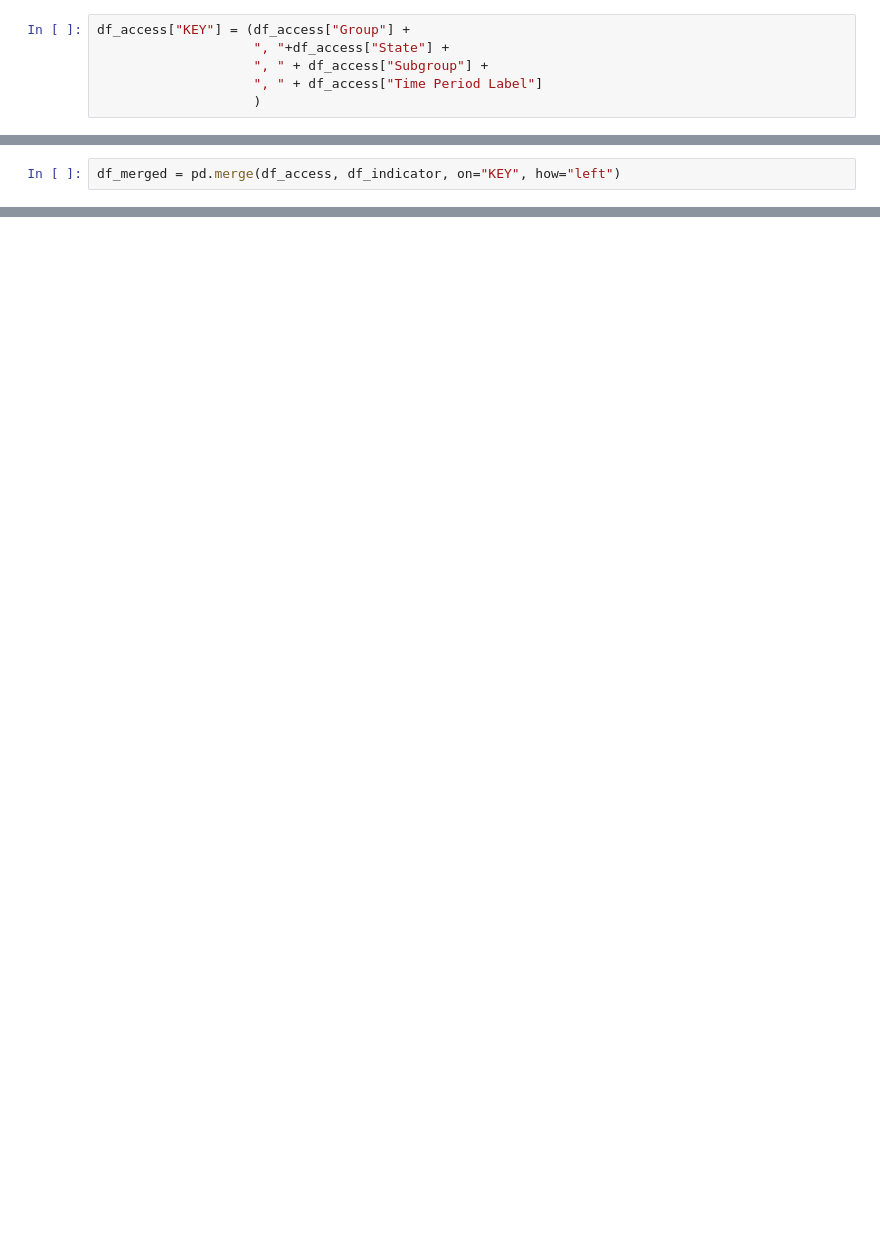
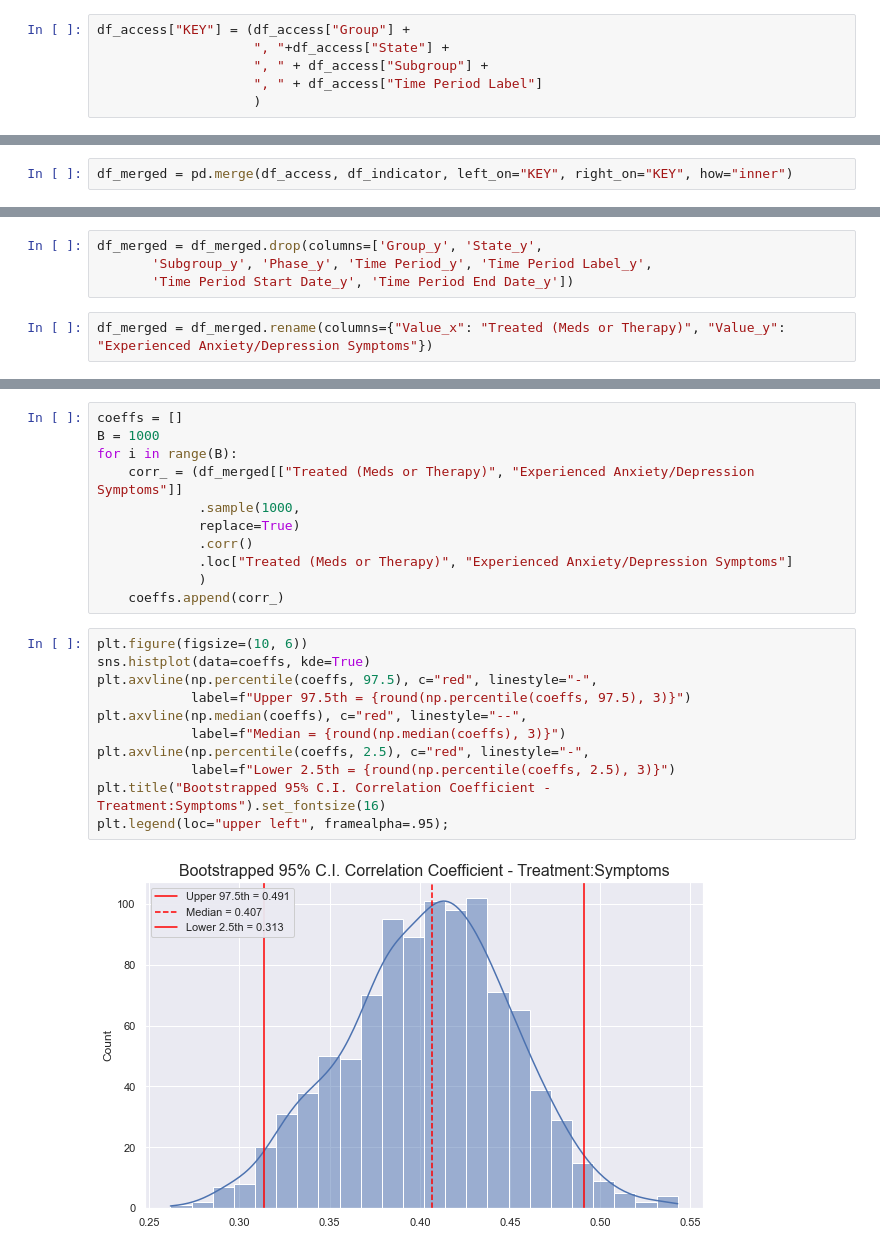
Before and after one commit to peter-amerkhanian/Health-Trends-During-Covid, a Jupyter notebook: EDA - Mental Health and Mental Health Care.ipynb, the cells around one changed output, grey strips where cells are left out. Cells and saved outputs as stored; diff of their text form; blank space fills up the shorter version.

Commit message:
changes graphs

```diff
--- a/EDA - Mental Health and Mental Health Care.ipynb
+++ b/EDA - Mental Health and Mental Health Care.ipynb
@@ -91,2 +69,2 @@ Name: KEY, Length: 2441, dtype: int64
 # %%
-df_merged = pd.merge(df_access, df_indicator, on="KEY", how="left")
+df_merged = pd.merge(df_access, df_indicator, left_on="KEY", right_on="KEY", how="inner")
@@ -124,0 +71,6 @@ df_merged.query("KEY == 'By State, Connecticut, Connecticut, May 12 - May 24, 20
+# %%
+df_merged = df_merged.drop(columns=['Group_y', 'State_y',
+       'Subgroup_y', 'Phase_y', 'Time Period_y', 'Time Period Label_y',
+       'Time Period Start Date_y', 'Time Period End Date_y'])
+# %%
+df_merged = df_merged.rename(columns={"Value_x": "Treated (Meds or Therapy)", "Value_y": "Experienced Anxiety/Depression Symptoms"})
@@ -124,0 +85,24 @@ df_merged.query("KEY == 'By State, Connecticut, Connecticut, May 12 - May 24, 20
+# %%
+coeffs = []
+B = 1000
+for i in range(B):
+    corr_ = (df_merged[["Treated (Meds or Therapy)", "Experienced Anxiety/Depression Symptoms"]]
+             .sample(1000,
+             replace=True)
+             .corr()
+             .loc["Treated (Meds or Therapy)", "Experienced Anxiety/Depression Symptoms"]
+             )
+    coeffs.append(corr_)
+# %%
+plt.figure(figsize=(10, 6))
+sns.histplot(data=coeffs, kde=True)
+plt.axvline(np.percentile(coeffs, 97.5), c="red", linestyle="-",
+            label=f"Upper 97.5th = {round(np.percentile(coeffs, 97.5), 3)}")
+plt.axvline(np.median(coeffs), c="red", linestyle="--",
+            label=f"Median = {round(np.median(coeffs), 3)}")
+plt.axvline(np.percentile(coeffs, 2.5), c="red", linestyle="-",
+            label=f"Lower 2.5th = {round(np.percentile(coeffs, 2.5), 3)}")
+plt.title("Bootstrapped 95% C.I. Correlation Coefficient - Treatment:Symptoms").set_fontsize(16)
+plt.legend(loc="upper left", framealpha=.95);
+# %% [output]
+[figure, added]
```
Also changed, not shown: parts of 10 cells of this notebook.
